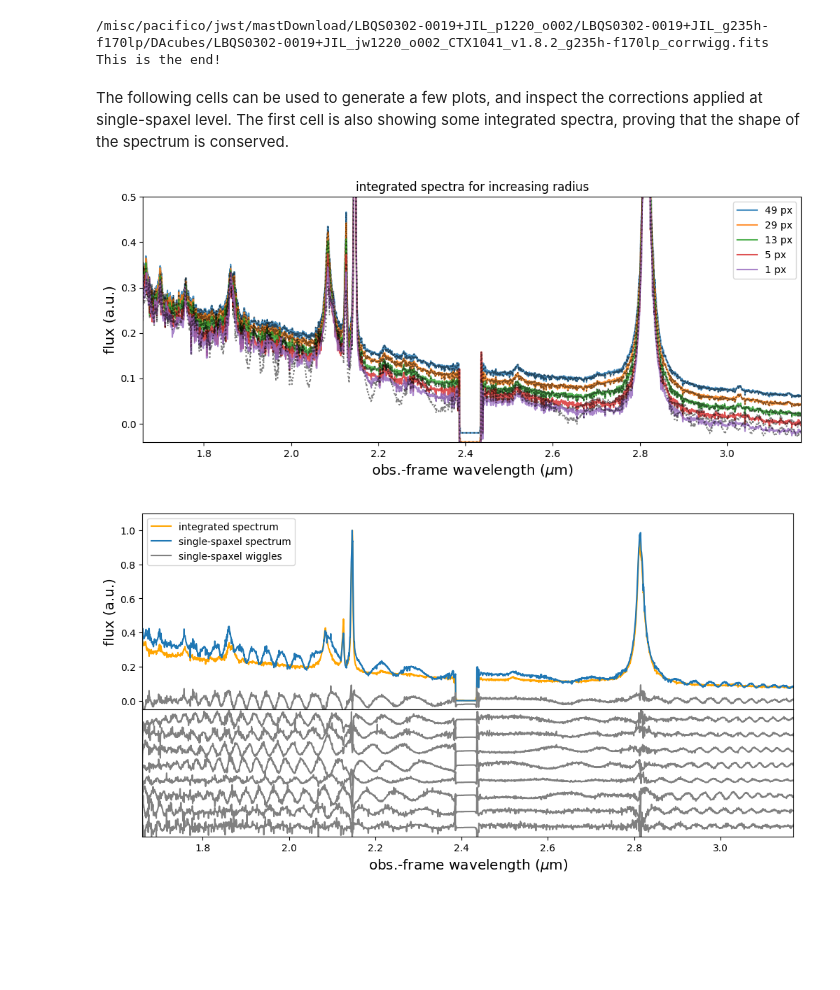
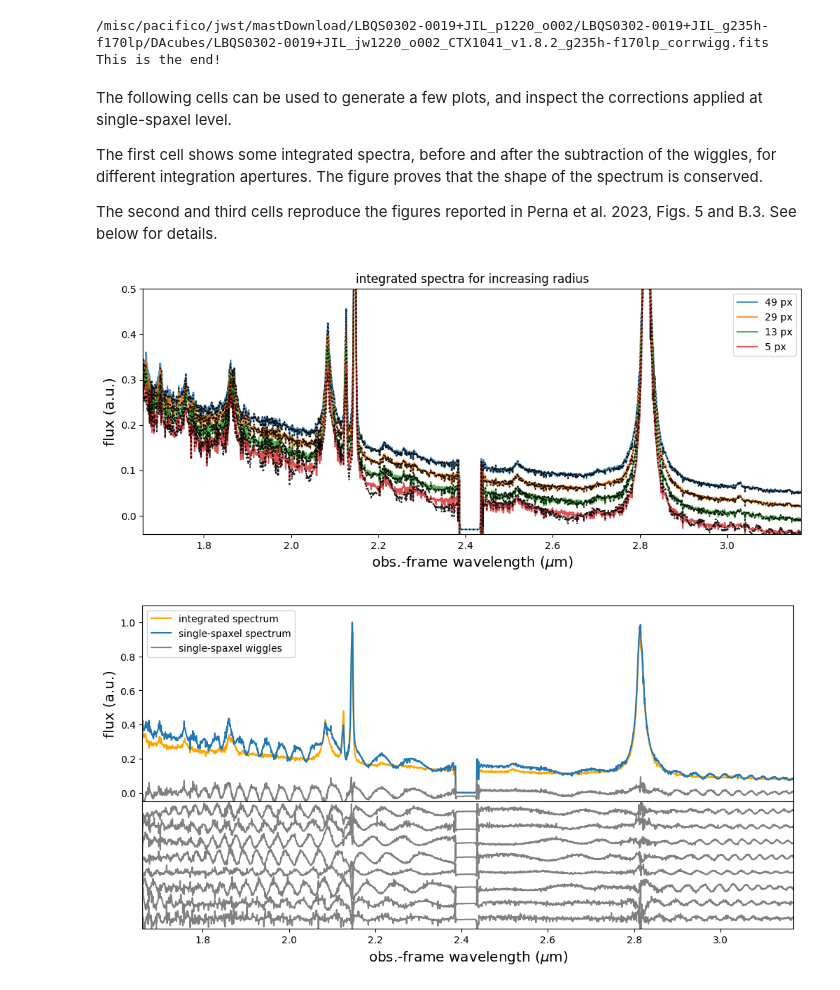
Before and after one commit to micheleperna/JWST-NIRSpec_wiggles, a Jupyter notebook: fit_wiggles_v1.1.ipynb, the cells around one changed output. Saved outputs shown, nothing was run; the diff lists cells and outputs as text; code cells hidden in the pictures; blank space fills up the shorter version.

```diff
--- a/fit_wiggles_v1.1.ipynb
+++ b/fit_wiggles_v1.1.ipynb
@@ -590,42 +590,44 @@ hdu_01.close()
 This is the end!
 # %% [markdown]
 The following cells can be used to generate a few plots, and inspect the corrections applied at single-spaxel level.
-The first cell is also showing some integrated spectra, proving that the shape of the spectrum is conserved.
+
+The first cell shows some integrated spectra, before and after the subtraction of the wiggles, for different integration apertures. The figure proves that the shape of the spectrum is conserved.
+
+The second and third cells reproduce the figures reported in Perna et al. 2023, Figs. 5 and B.3. See below for details.
 # %%
 hdu_01  = fits.open(pathcube_input + cube_input)
 hdu_02  = fits.open(pathcube_input + cube_output)
 
 cube_01 = (hdu_01[1].data)
 cube_02 = (hdu_02[1].data)
 CTX     = hdu_01[0].header['CRDS_CTX']
 
 fig = plt.figure(figsize=(12, 4.5))
 plt.xlim([wave_um[0],wave_um[-1]])
 plt.ylim([-0.04,0.5])
 
-for i in range(4,-1,-1):
+for i in range(4,0,-1):
     Npix = 0
     spec_in = np.zeros(cube_01.shape[0])
     spec_out = np.zeros(cube_02.shape[0])
     for iy in range(cube_01.shape[1]):
         for jx in range(cube_01.shape[2]):
             if (iy - nuc_y)**2 + (jx- nuc_x)**2 <= i**2:
                 spec_in += np.nan_to_num(cube_01[:,iy,jx])
                 spec_out += np.nan_to_num(cube_02[:,iy,jx])
                 Npix +=1
-    plt.plot(wave_um,spec_out/np.nanmax(spec_out)-0.02*(5-i),alpha=0.8,label=str(Npix)+' px')
-    plt.plot(wave_um,spec_in/np.nanmax(spec_in)-0.02*(5-i),alpha=0.5,linestyle='dotted',color='k')
+    plt.plot(wave_um,spec_out/np.nanmax(spec_out)-0.03*(5-i),alpha=0.8,label=str(Npix)+' px')
+    plt.plot(wave_um,spec_in/np.nanmax(spec_in)-0.03*(5-i),alpha=0.89,linestyle='dotted',color='k')
 
 plt.xlabel(r'obs.-frame wavelength ($\mu$m)',fontsize='x-large',fontweight='roman')
 
 plt.ylabel(r'flux (a.u.)',fontsize='x-large',fontweight='roman')
 plt.title('integrated spectra for increasing radius')
 plt.legend()
-plt.savefig('figuraLBQSnew.pdf' )
 
 plt.show()
 # %% [output]
-[figure, old version]
+[figure, new version]
 # %%
 
 plt.close('all')
```
Also changed, not shown: parts of 9 cells of this notebook.
